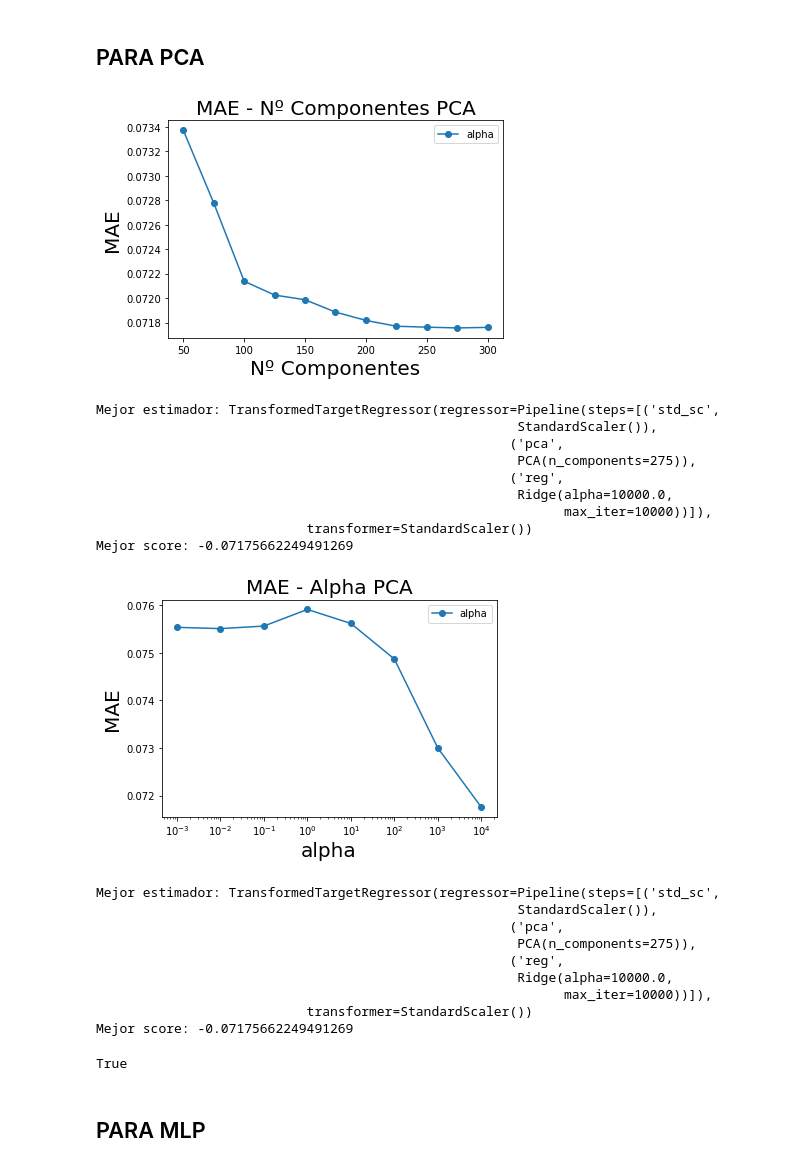
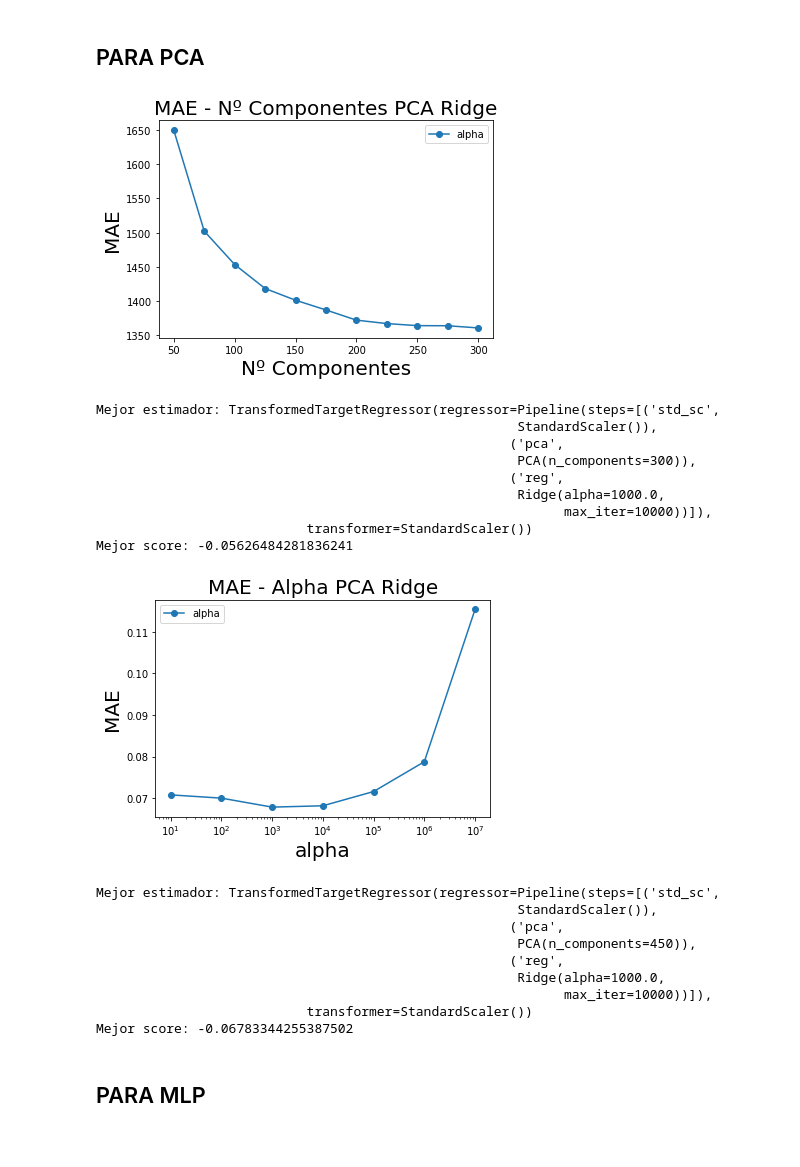
Before and after one commit to Ivanioel/TFG-Code, a Jupyter notebook: codigo/plots.ipynb, the cells around one changed output. Saved outputs shown, nothing was run; the diff lists cells and outputs as text; code cells hidden in the pictures.

```diff
--- a/codigo/plots.ipynb
+++ b/codigo/plots.ipynb
@@ -32,7 +33,9 @@ import matplotlib.pyplot as plt
 import pandas as pd
 import numpy as np
 
-cv_estimator = load('../estimators/cv_estimator__pca_50_300_25_full')
+cv_estimator = load('../estimators/Sotavento/cv_estimator__ridgePCA_150_500_25')
+cv_estimator = load('../estimators/Peninsula/cv_estimator__ridgePCA_Peninsula_50_300_25')
+
 df = pd.DataFrame(cv_estimator.cv_results_)
 df_plt = df[['param_regressor__pca__n_components', 'param_regressor__reg__alpha', 'mean_test_score']]
 # %%
@@ -47,44 +50,43 @@ plt.title('MAE - Nº Componentes PCA Ridge', fontsize=20)
 plt.show()
 
 print(f'Mejor estimador: {cv_estimator.best_estimator_}')
-print(f'Mejor score: {max(df["mean_test_score"])}')
+print(f'Mejor score: {max(df["mean_test_score"])/23000}')
 # %% [output]
-[figure, old version]
+[figure, new version]
 Mejor estimador: TransformedTargetRegressor(regressor=Pipeline(steps=[('std_sc',
                                                       StandardScaler()),
                                                      ('pca',
-                                                      PCA(n_components=275)),
+                                                      PCA(n_components=300)),
                                                      ('reg',
-                                                      Ridge(alpha=10000.0,
+                                                      Ridge(alpha=1000.0,
                                                             max_iter=10000))]),
                            transformer=StandardScaler())
-Mejor score: -0.07175662249491269
+Mejor score: -0.05626484281836241
 # %%
-idx = df_plt['param_regressor__pca__n_components'] == 275
+idx = df_plt['param_regressor__pca__n_components'] == 450
 
 plt.xscale('log')
 plt.plot(df_plt[idx]['param_regressor__reg__alpha'], -df_plt[idx]['mean_test_score'], '-o', label='alpha')
 plt.xlabel('alpha', fontsize=20)
 plt.ylabel('MAE', fontsize=20)
 
 plt.legend()
-plt.title('MAE - Alpha PCA', fontsize=20)
+plt.title('MAE - Alpha PCA Ridge', fontsize=20)
 plt.show()
 
 print(f'Mejor estimador: {cv_estimator.best_estimator_}')
 print(f'Mejor score: {max(df["mean_test_score"])}')
 # %% [output]
-[figure, old version]
+[figure, new version]
 Mejor estimador: TransformedTargetRegressor(regressor=Pipeline(steps=[('std_sc',
                                                       StandardScaler()),
                                                      ('pca',
-                                                      PCA(n_components=275)),
+                                                      PCA(n_components=450)),
                                                      ('reg',
-                                                      Ridge(alpha=10000.0,
+                                                      Ridge(alpha=1000.0,
                                                             max_iter=10000))]),
                            transformer=StandardScaler())
-Mejor score: -0.07175662249491269
+Mejor score: -0.06783344255387502
-True
 # %% [markdown]
 ## PARA MLP
 # %%
```
Also changed, not shown: parts of 16 cells of this notebook, 30 other files.
